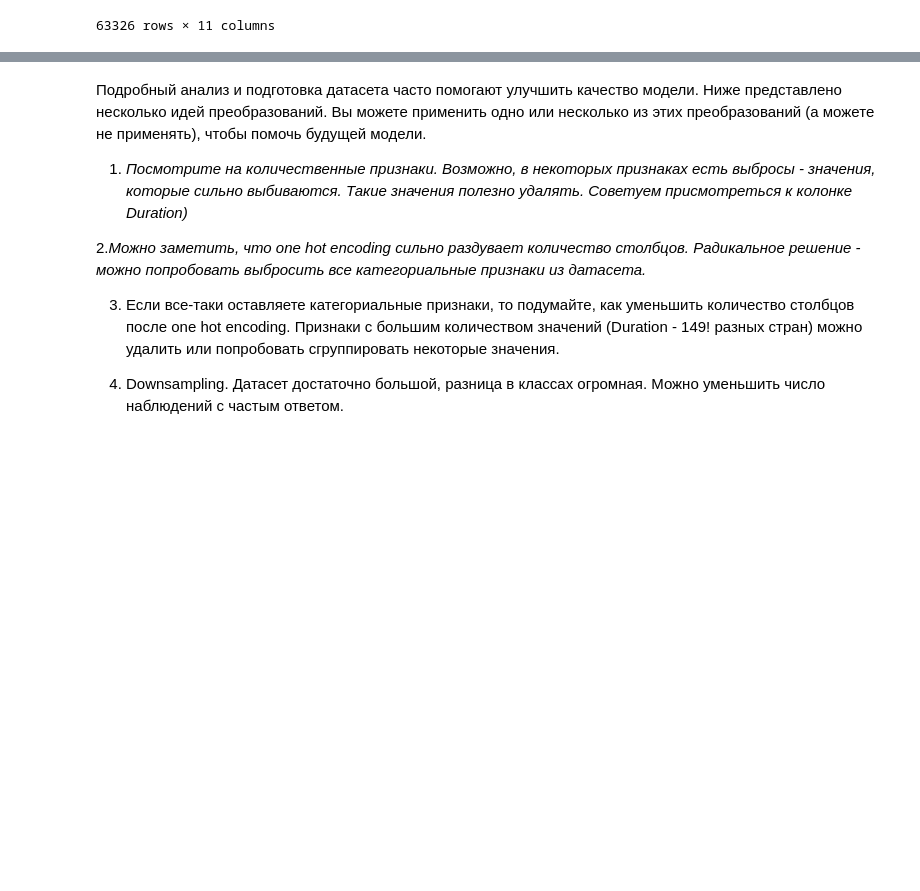
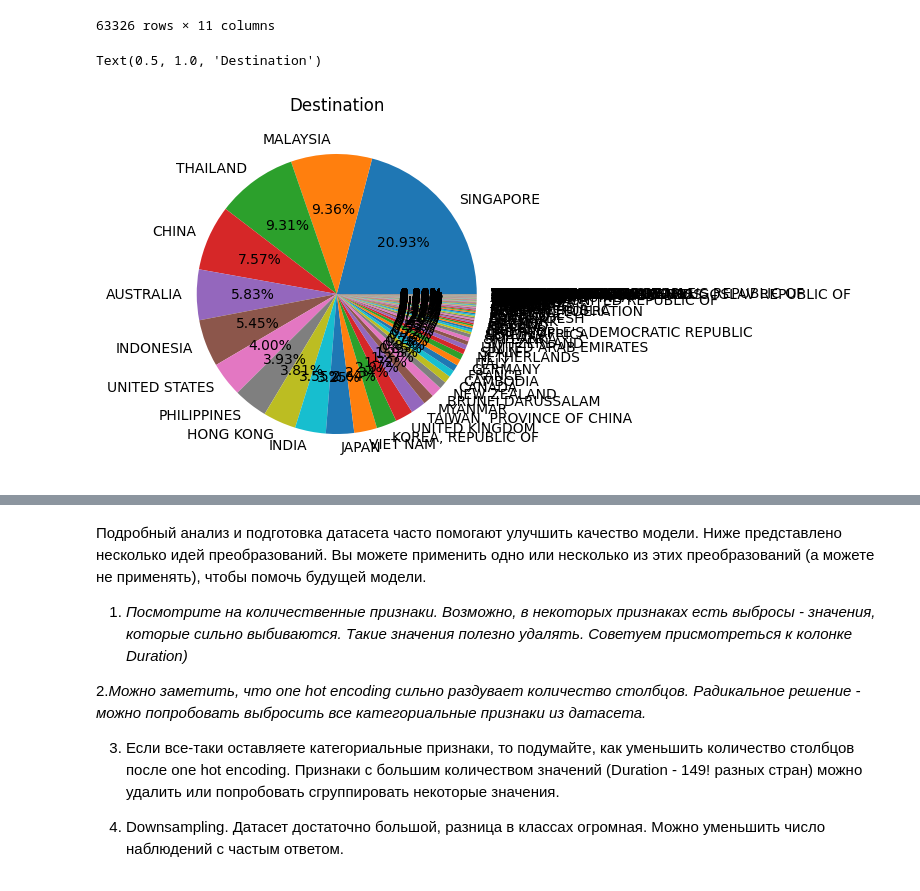
Before and after one commit to ShvetsovEgor/ML, a Jupyter notebook: hm_linear_models_tasks_2022_fall_(1).ipynb, the cells around one changed output, grey strips where cells are left out. Cells and saved outputs as stored; diff of their text form; code cells hidden in the pictures; blank space fills up the shorter version.

```diff
--- a/hm_linear_models_tasks_2022_fall_(1).ipynb
+++ b/hm_linear_models_tasks_2022_fall_(1).ipynb
@@ -59,3 +63,12 @@ df
 | 63325 | JZI | Airlines | Online | Basic Plan | No | 3 | VIET NAM | 18 | ... |
 | 63326 | JZI | Airlines | Online | Basic Plan | No | 22 | HONG KONG | 26 | ... |
 63326 rows × 11 columns
+# %%
+
+plt.figure(figsize = (20,10))
+plt.subplot(231)
+plt.pie(df['Destination'].value_counts(), labels = df['Destination'].value_counts().index, autopct = '%1.2f%%')
+plt.title('Destination')
+# %% [output]
+Text(0.5, 1.0, 'Destination')
+[figure, added]
```
Also changed, not shown: parts of 24 cells of this notebook.
